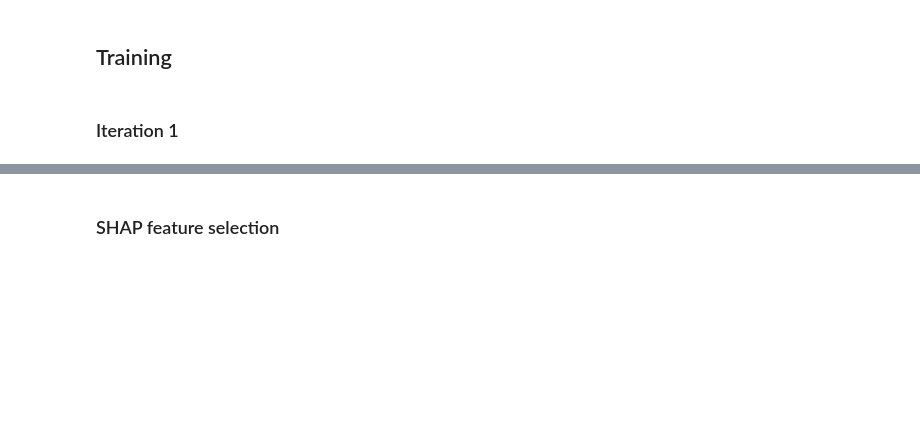
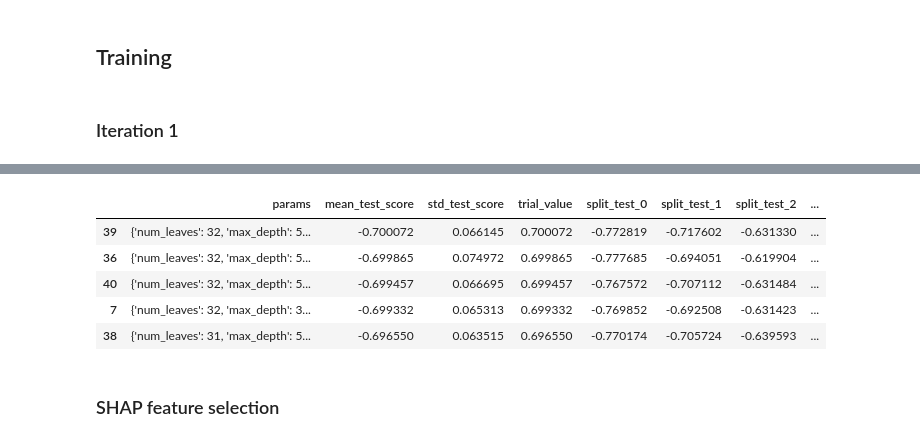
Before and after one commit to Lymuthien/mentoring_program, a Jupyter notebook: notebooks/5.0-model-training-lightgbm-optuna.ipynb, the cells around one changed output, grey strips where cells are left out. Drawn from its saved outputs; the diff is of its cells as text; code cells hidden in the pictures; blank space fills up the shorter version.

```diff
--- a/notebooks/5.0-model-training-lightgbm-optuna.ipynb
+++ b/notebooks/5.0-model-training-lightgbm-optuna.ipynb
@@ -103,3 +133,12 @@ print_best_params(study)
+# %%
+optuna_cv_results_to_df(study).sort_values(["rank_test_score"]).head()
+# %% [output]
+|  | params | mean_test_score | std_test_score | trial_value | split_test_0 | split_test_1 | split_test_2 | ... |
+| 39 | {'num_leaves': 32, 'max_depth': 5... | -0.700072 | 0.066145 | 0.700072 | -0.772819 | -0.717602 | -0.631330 | ... |
+| 36 | {'num_leaves': 32, 'max_depth': 5... | -0.699865 | 0.074972 | 0.699865 | -0.777685 | -0.694051 | -0.619904 | ... |
+| 40 | {'num_leaves': 32, 'max_depth': 5... | -0.699457 | 0.066695 | 0.699457 | -0.767572 | -0.707112 | -0.631484 | ... |
+| 7 | {'num_leaves': 32, 'max_depth': 3... | -0.699332 | 0.065313 | 0.699332 | -0.769852 | -0.692508 | -0.631423 | ... |
+| 38 | {'num_leaves': 31, 'max_depth': 5... | -0.696550 | 0.063515 | 0.696550 | -0.770174 | -0.705724 | -0.639593 | ... |
 # %% [markdown]
 ### SHAP feature selection
 # %%
```
Also changed, not shown: parts of 15 cells of this notebook, 5 other files.
